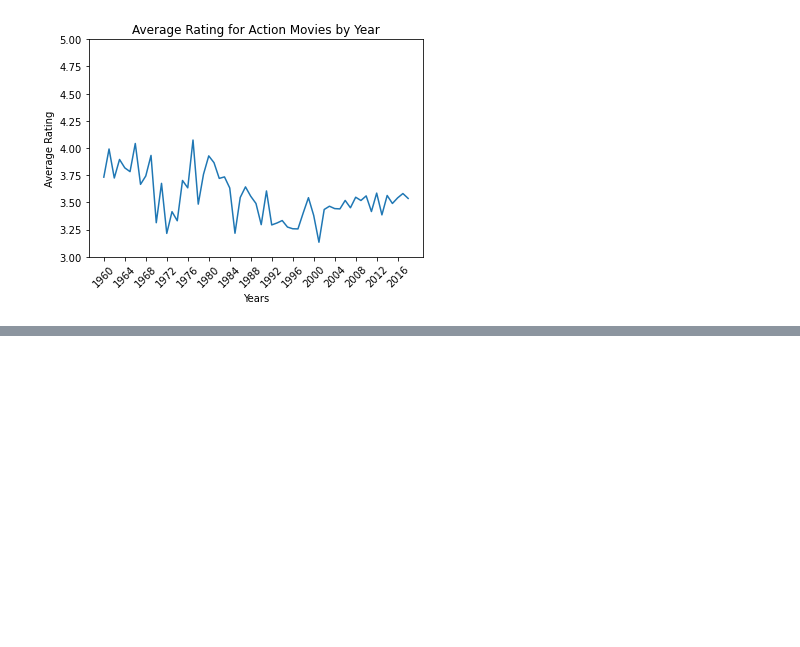
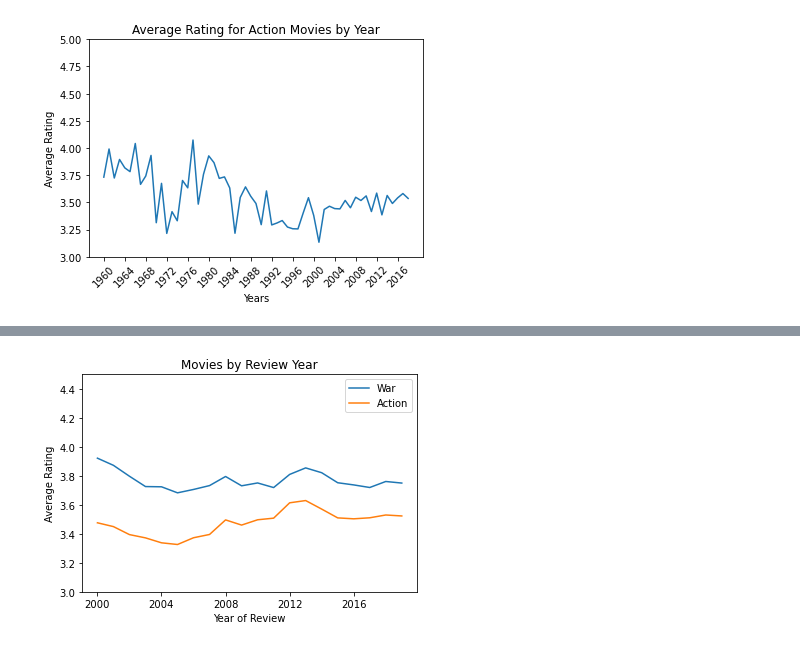
Before and after one commit to blancacarretero/movie-recommendation-engine, a Jupyter notebook: main.ipynb, the cells around one changed output, grey strips where cells are left out. Drawn from its saved outputs; the diff is of its cells as text; code cells hidden in the pictures; blank space fills up the shorter version.

Commit message:
plots for reviews-by-year

```diff
--- a/main.ipynb
+++ b/main.ipynb
@@ -348,0 +396,2 @@ for genre in top_genres:
+# %%
+reduced = reduced.drop([24754529, 24754485, 24754389], axis=0)
@@ -348,0 +405,4 @@ for genre in top_genres:
+# %%
+reduced = reduced.drop([24410586, 24410587, 24410585], axis=0)
+# %%
+reduced.release_year = pd.to_numeric(reduced.release_year)
@@ -348,0 +431,18 @@ for genre in top_genres:
+# %%
+def plot_review_by_year(genres, year):
+    titles = []
+    for genre in genres:
+        df = reduced[reduced['genres'].str.contains(genre, regex=False)]
+        year_df = df.loc[df.reviewYear >= year]
+        avg_rating = year_df.groupby('reviewYear')['rating'].mean()
+
+        plt.plot(avg_rating, label=genre)
+        plt.ylim(3.0,4.5)
+        plt.xlabel("Year of Review")
+        plt.ylabel("Average Rating")
+        plt.xticks(range(year,2019)[::4])
+        plt.legend(loc="upper right")
+        titles.append(genre)
+    plt.title(f'Movies by Review Year')
+    plt.savefig(f'images/by_review_year/{titles[0]}-{titles[1]}')
+    plt.show()
@@ -348,0 +470,4 @@ for genre in top_genres:
+# %%
+plot_review_by_year(['War','Action'], 2000)
+# %% [output]
+[figure, added]
```
Also changed, not shown: parts of 17 cells of this notebook.
